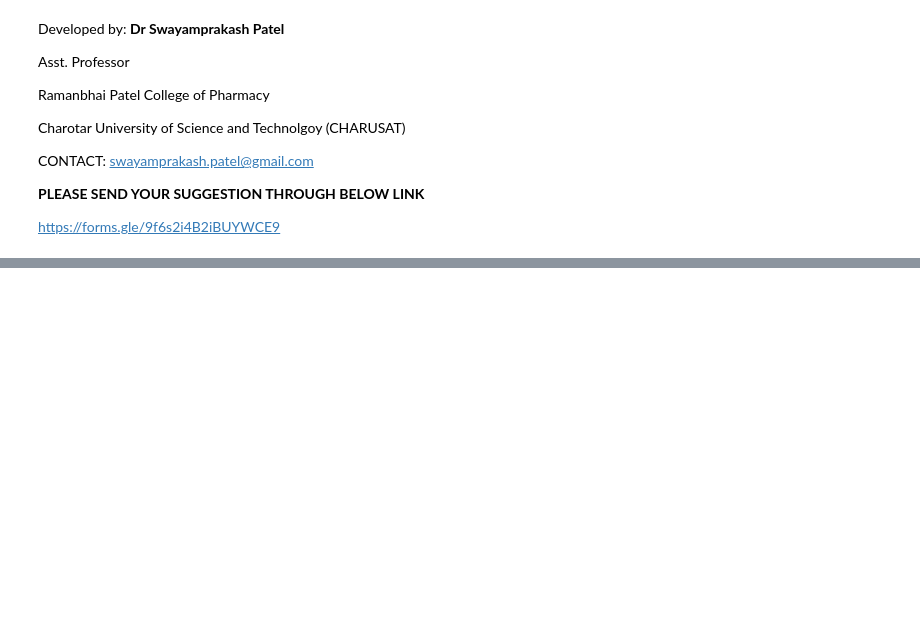
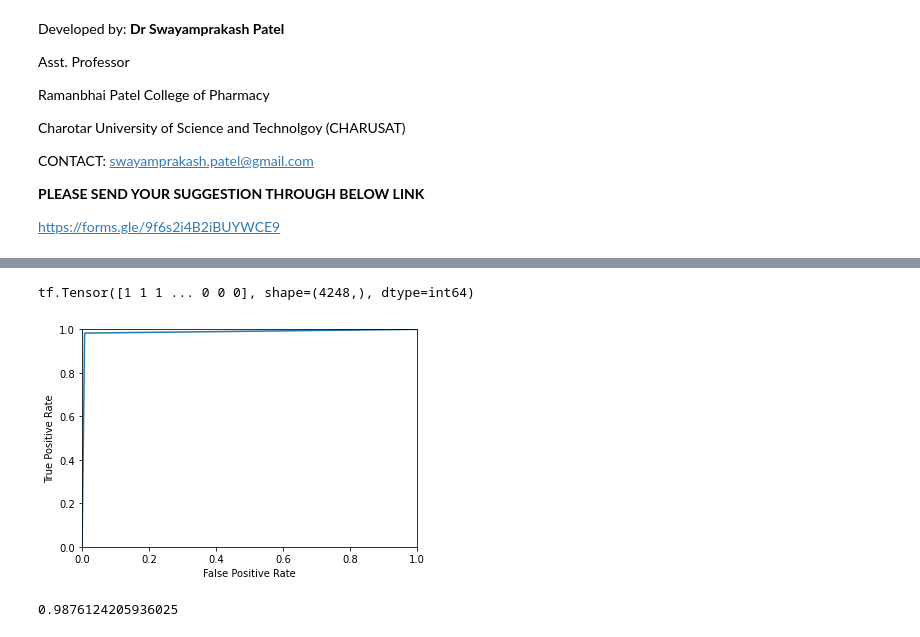
Before and after one commit to Swayamprakashpatel/DE_Interact.github.io, a Jupyter notebook: SKP_Public_Sharing_of_DEIP_CID.ipynb, the cells around one changed output, grey strips where cells are left out. Drawn from its saved outputs; the diff is of its cells as text; code cells hidden in the pictures; blank space fills up the shorter version.

```diff
--- a/SKP_Public_Sharing_of_DEIP_CID.ipynb
+++ b/SKP_Public_Sharing_of_DEIP_CID.ipynb
@@ -85,8 +85,8 @@ tensorboard_callback = tf.keras.callbacks.TensorBoard(log_dir=log_dir, histogram
 
 filepath = '/content/drive/MyDrive/Model_DE/Model.hdf5'
 
-checkpoint = [tf.keras.callbacks.ModelCheckpoint(filepath, monitor='val_precision', mode='max', save_best_only=True, Save_weights_only = False, verbose = 1),
-              tf.keras.callbacks.EarlyStopping(monitor='val_precision', patience=25, verbose =1), [tensorboard_callback]]
+checkpoint = [tf.keras.callbacks.ModelCheckpoint(filepath, monitor='val_loss', mode='min', save_best_only=True, Save_weights_only = False, verbose = 1),
+              tf.keras.callbacks.EarlyStopping(monitor='val_loss', patience=25, verbose =1), [tensorboard_callback]]
 
 output_nodes = Y.shape[1]
 print(output_nodes)
@@ -95,7 +95,7 @@ model = tf.keras.Sequential([
                              tf.keras.layers.Dense(1024, activation='relu'),
                              tf.keras.layers.Dense(1024, activation='relu'),
                              tf.keras.layers.Dense(output_nodes, activation= 'softmax')])
-model.compile(optimizer=tf.keras.optimizers.RMSprop(), loss=tf.keras.losses.BinaryCrossentropy(from_logits = False), metrics=['Precision'])
+model.compile(optimizer=tf.keras.optimizers.RMSprop(), loss=tf.keras.losses.BinaryCrossentropy(from_logits = False), metrics=['accuracy'])
 hist = model.fit(X_train, Y_train, epochs= 2000, callbacks=[checkpoint],validation_data=(X_val, Y_val), batch_size= 2000)
 model.evaluate(X_test, Y_test)
 
@@ -220,0 +242,11 @@ print(Y_prediction)
+# %%
+#Confusion Matrix Analysis on whole dataset
+
+X = np.asarray(X).astype(np.int64)
+Y_train_predict = np.round(model.predict(X))
+Y_train_l = tf.argmax(Y, axis = 1)
+Y_train_predict_l = tf.argmax(Y_train_predict, axis =1)
+import sklearn.metrics as skm
+cm = skm.multilabel_confusion_matrix(Y_train_l, Y_train_predict_l)
+print(cm)
+print( skm.classification_report(Y_train_l, Y_train_predict_l))
@@ -220,0 +267,25 @@ print(Y_prediction)
+# %%
+Y_train_l = tf.argmax(Y[:,:], axis = 1)
+print(Y_train_l)
+# %% [output]
+tf.Tensor([1 1 1 ... 0 0 0], shape=(4248,), dtype=int64)
+# %%
+from sklearn.metrics import roc_curve,roc_auc_score
+
+fpr , tpr , thresholds = roc_curve ( Y_train_l, Y_train_predict_l)
+
+def plot_roc_curve(fpr,tpr):
+  plt.plot(fpr,tpr)
+  plt.axis([0,1,0,1])
+  plt.xlabel('False Positive Rate')
+  plt.ylabel('True Positive Rate')
+  plt.show()
+
+plot_roc_curve (fpr,tpr)
+# %% [output]
+[figure, added]
+# %%
+auc_score=roc_auc_score(Y_train_l, Y_train_predict_l)
+print(auc_score)
+# %% [output]
+0.9876124205936025
```
Also changed, not shown: parts of 3 cells of this notebook.
